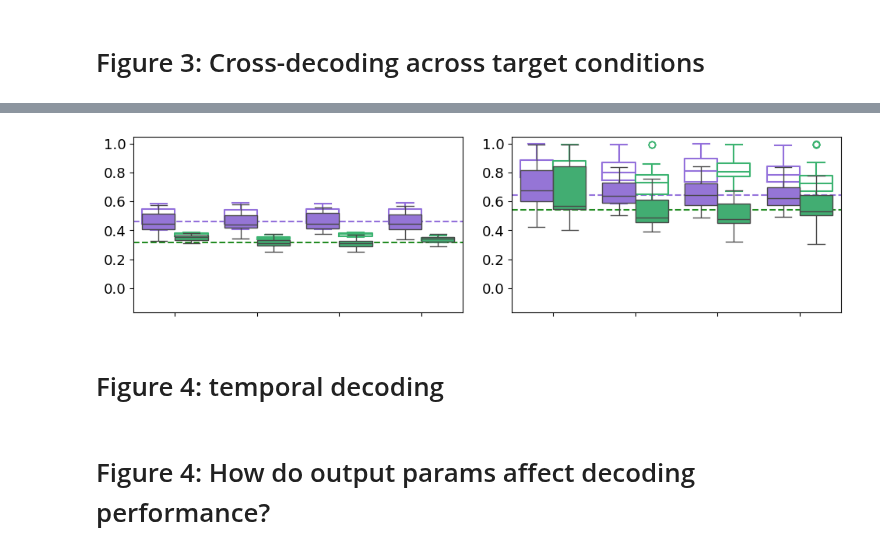
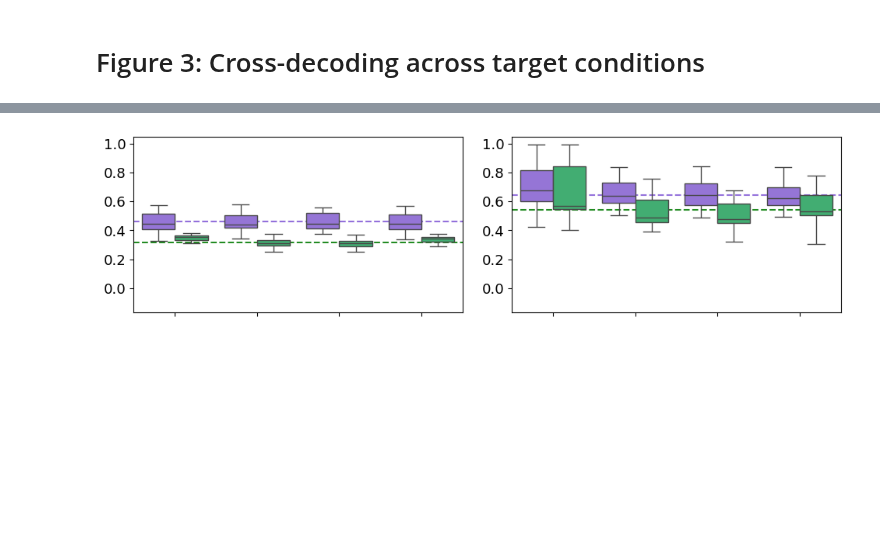
Before and after one commit to mayolabvision/NeuralDecoding, a Jupyter notebook: analyses/COSYNE_Plots.ipynb, the cells around one changed output, grey strips where cells are left out. Saved outputs shown, nothing was run; the diff lists cells and outputs as text; code cells hidden in the pictures; blank space fills up the shorter version.

```diff
--- a/analyses/COSYNE_Plots.ipynb
+++ b/analyses/COSYNE_Plots.ipynb
@@ -412,8 +412,8 @@ from scipy.stats import mannwhitneyu, normaltest
 from statannotations.Annotator import Annotator
 from utils import *
 
-df2 = df.groupby(['mt-fef','train-test','outer_fold','repeat','model','condition',"R2tr_mn"])["R2_mn"].mean().reset_index(name="mR2")
-df2 = df2.loc[(df2['mt-fef']!='24-24') & (df2['mt-fef']!='24-41') & (df2['mt-fef']!='12-12')]
+dff2 = df.groupby(['mt-fef','train-test','outer_fold','repeat','model','condition',"R2tr_mn","sess"])["R2_mn"].mean().reset_index(name="mR2")
+dff2 = dff2.loc[(dff2['mt-fef']!='24-24') & (dff2['mt-fef']!='24-41') & (dff2['mt-fef']!='12-12')]
 
-df2.head(10)
+dff2.head(10)
 # %% [output]
@@ -539,20 +546,22 @@ fig, axes = plt.subplots(1,2,figsize=(10,3), sharey=False)
 fig.tight_layout()
 plt.subplots_adjust(wspace=0.1, hspace=0.1)
 
+df2 = dff2.loc[dff2['sess']==29]
+
 pairs = [
-    [('s10-s10','0-24'), ('s20-s20','0-24')],
-    [('s10-s10','0-24'), ('s10-s20','0-24')],
-    [('s10-s10','0-24'), ('s20-s10','0-24')],
-    [('s20-s20','0-24'), ('s10-s20','0-24')],
-    [('s20-s20','0-24'), ('s20-s10','0-24')],
-    [('s10-s20','0-24'), ('s20-s10','0-24')],
+    [('c012-c100','0-24'), ('c100-c100','0-24')],
+    [('c012-c012','0-24'), ('c012-c100','0-24')],
+    [('c012-c012','0-24'), ('c100-c012','0-24')],
+    [('c100-c100','0-24'), ('c012-c100','0-24')],
+    [('c100-c100','0-24'), ('c100-c012','0-24')],
+    [('c012-c100','0-24'), ('c100-c012','0-24')],
 
-    [('s10-s10','24-0'), ('s20-s20','24-0')],
-    [('s10-s10','24-0'), ('s10-s20','24-0')],
-    [('s10-s10','24-0'), ('s20-s10','24-0')],
-    [('s20-s20','24-0'), ('s10-s20','24-0')],
-    [('s20-s20','24-0'), ('s20-s10','24-0')],
-    [('s10-s20','24-0'), ('s20-s10','24-0')],
+    [('c012-c100','24-0'), ('c100-c100','24-0')],
+    [('c012-c012','24-0'), ('c012-c100','24-0')],
+    [('c012-c012','24-0'), ('c100-c012','24-0')],
+    [('c100-c100','24-0'), ('c012-c100','24-0')],
+    [('c100-c100','24-0'), ('c100-c012','24-0')],
+    [('c012-c100','24-0'), ('c100-c012','24-0')],
 ]
 
 pal = ['mediumpurple','mediumseagreen']
@@ -561,6 +570,7 @@ order = ['c012-c012','c100-c100','c012-c100','c100-c012']
 hue_plot_params = {'data': df2.loc[(df2['model']==0) & (df2['condition']=='contrast')],'x': 'train-test','y': 'mR2', 'hue': 'mt-fef', 'palette': pal, 'order': order, 'saturation': 0.9}
 a1 = sns.boxplot(ax=axes[0], **hue_plot_params,zorder=3)
 
+'''
 hue_plot_params = {'data': df2.loc[(df2['model']==0) & (df2['condition']=='contrast')],'x': 'train-test','y': 'R2tr_mn', 'hue': 'mt-fef', 'palette': pal, 'order': order, 'saturation': 0.5, 'fill': False}
 a1b = sns.boxplot(ax=axes[0], **hue_plot_params,zorder=2)
 
@@ -574,6 +584,7 @@ for i, artist in enumerate(a1b.artists):
     # Set the modified edge color to the boxplot edges
     for line in a1b.lines[i * 5:i * 5 + 5]:
         line.set_color(new_edge_color)
+'''
 
 a1.axhline(df2.loc[(df2['train-test']=='sAl-sAl') & (df2['mt-fef']=='0-24') & (df2['model']==0)  & (df2['condition']=='speed')]['mR2'].values.mean(),linestyle='--',color='mediumpurple',zorder=1)
 a1.axhline(df2.loc[(df2['train-test']=='sAl-sAl') &(df2['mt-fef']=='24-0') & (df2['model']==0)  & (df2['condition']=='speed')]['mR2'].values.mean(),linestyle='--',color='forestgreen',zorder=0)
@@ -594,40 +605,40 @@ a1.get_legend().remove()
 hue_plot_params = {'data': df2.loc[(df2['model']==8)  & (df2['condition']=='contrast')],'x': 'train-test','y': 'mR2', 'hue': 'mt-fef', 'palette': pal, 'order': order, 'saturation': 0.9}
 a2 = sns.boxplot(ax=axes[1], **hue_plot_params,zorder=3)
 
+'''
 hue_plot_params = {'data': df2.loc[(df2['model']==8) & (df2['condition']=='contrast')],'x': 'train-test','y': 'R2tr_mn', 'hue': 'mt-fef', 'palette': pal, 'order': order, 'saturation': 0.5, 'fill': False}
 a2b = sns.boxplot(ax=axes[1], **hue_plot_params,zorder=2)
 
 for i, artist in enumerate(a2b.artists):
     # Get the edge color of the boxplot
     edge_color = sns.color_palette(pal)[i % len(order)]
 
     # Change saturation of the edge color
     new_edge_color = sns.desaturate(edge_color, 0.3)  # Adjust saturation here
 
     # Set the modified edge color to the boxplot edges
     for line in a1b.lines[i * 5:i * 5 + 5]:
         line.set_color(new_edge_color)
+'''
 
 a2.axhline(df2.loc[(df2['train-test']=='sAl-sAl') & (df2['mt-fef']=='0-24') & (df2['model']==8)  & (df2['condition']=='speed')]['mR2'].values.mean(),linestyle='--',color='mediumpurple',zorder=1)
 a2.axhline(df2.loc[(df2['train-test']=='sAl-sAl') &(df2['mt-fef']=='24-0') & (df2['model']==8)  & (df2['condition']=='speed')]['mR2'].values.mean(),linestyle='--',color='forestgreen',zorder=0)
 #a2.axhline(df2.loc[(df2['train-test']=='sAl-sAl') &(df2['mt-fef']=='12-12')]['mR2'].values.mean(),linestyle='--',color='yellow',zorder=0)
 
 a2.set_ylim(-0.17,1.05)
 #annotator = Annotator(axes[1], pairs, **hue_plot_params)
 #annotator.configure(test="Mann-Whitney").apply_and_annotate()
 a2.set(xlabel=None)
 a2.set(ylabel=None)
 a2.set(xticklabels=[])
 a2.set_yticks([0,0.2,0.4,0.6,0.8,1])
 #a2.set(xlabel='train-test')
 #a2.set(title='speed')
 a2.get_legend().remove()
 
 plt.subplots_adjust(wspace=0.15, hspace=0.1)
 
 
-fig.savefig(fig_folder+'/R2_crossContrast_s29.png', dpi=600, bbox_inches='tight')
+#fig.savefig(fig_folder+'/R2_crossContrast_s29.png', dpi=600, bbox_inches='tight')
 # %% [output]
-[figure, old version]
+[figure, new version]
-# %% [markdown]
-# Figure 4: temporal decoding
@@ -667,2 +644,0 @@ axes.set_xlim(xp[0],xp[-1])
-# %% [markdown]
-# Figure 4: How do output params affect decoding performance?
```
Also changed, not shown: parts of 17 cells of this notebook, 2 other files.
